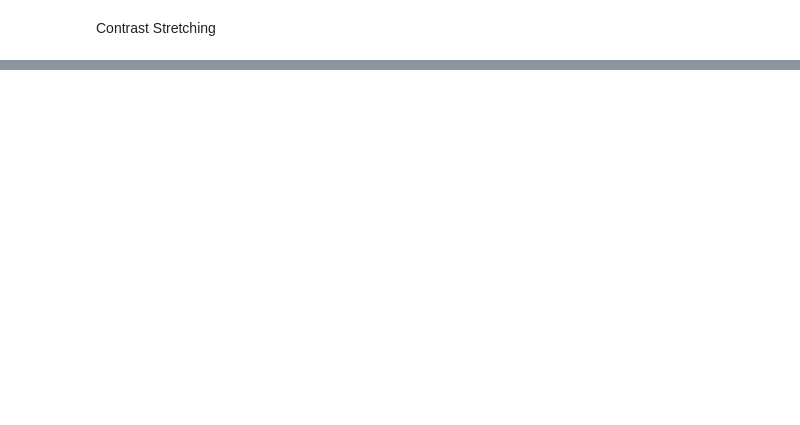
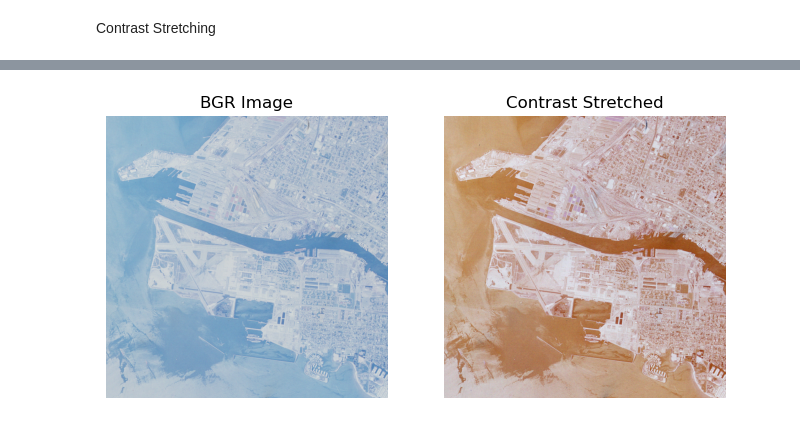
Before and after one commit to Skele-Y/COMP9517, a Jupyter notebook: lab01/Q1.ipynb, the cells around one changed output, grey strips where cells are left out. Drawn from its saved outputs; the diff is of its cells as text; code cells hidden in the pictures; blank space fills up the shorter version.

```diff
--- a/lab01/Q1.ipynb
+++ b/lab01/Q1.ipynb
@@ -11,29 +11,34 @@ file = 'Oakland.png'
 img_bgr = cv2.imread(file)
 
 # Get height and h,w
-a = 0
-b = 255
-(h, w) = img_bgr.shape
+min = 0
+max = 255
+(h, w, chan) = img_bgr.shape
 
-# Get min and max values for each channel
-# red
-r_min = img_bgr[..., 0].min()
-r_max = img_bgr[..., 0].max()
-# green
-g_min = img_bgr[..., 1].min()
-g_max = img_bgr[..., 1].max()
-# blue
-b_min = img_bgr[..., 2].min()
-b_max = img_bgr[..., 2].max()
+# Method 1
+# Split image into color channels
+b, g, r = cv2.split(img_bgr)
+
+# Apply contrast stretching to each channel
+stretched_b = ((b - np.min(b)) / (np.max(b) - np.min(b))) * (max - min) + min
+stretched_g = ((g - np.min(g)) / (np.max(g) - np.min(g))) * (max - min) + min
+stretched_r = ((r - np.min(r)) / (np.max(r) - np.min(r))) * (max - min) + min
 
 
+img_1 = cv2.merge((stretched_b, stretched_g, stretched_r))
+# Convert to uint8 data type
+img_1 = img_1.astype(np.uint8)
 
-# Method 1
-img_1 = np.zeros_like(img_bgr)
 
-# Create a figure with two subplots
-fig, (ax1, ax2) = plt.subplots(1, 3, figsize=12, 4)
+################# Create a figure with two subplots
+fig, (ax1, ax2) = plt.subplots(1, 2, figsize=(8, 4))
 
+ax1.set_title('BGR Image')
+ax1.imshow(cv2.cvtColor(img_bgr, cv2.COLOR_BGR2RGB))
+
+# Display the new image
+ax2.set_title('Contrast Stretched')
+ax2.imshow(img_1)
 
 # Hide the axes and show the figure
 ax1.axis('off')
@@ -43,0 +48 @@ SyntaxError: positional argument follows keyword argument (<ipython-input-5-5538
+[figure, added]
```
Also changed, not shown: parts of 6 cells of this notebook.
